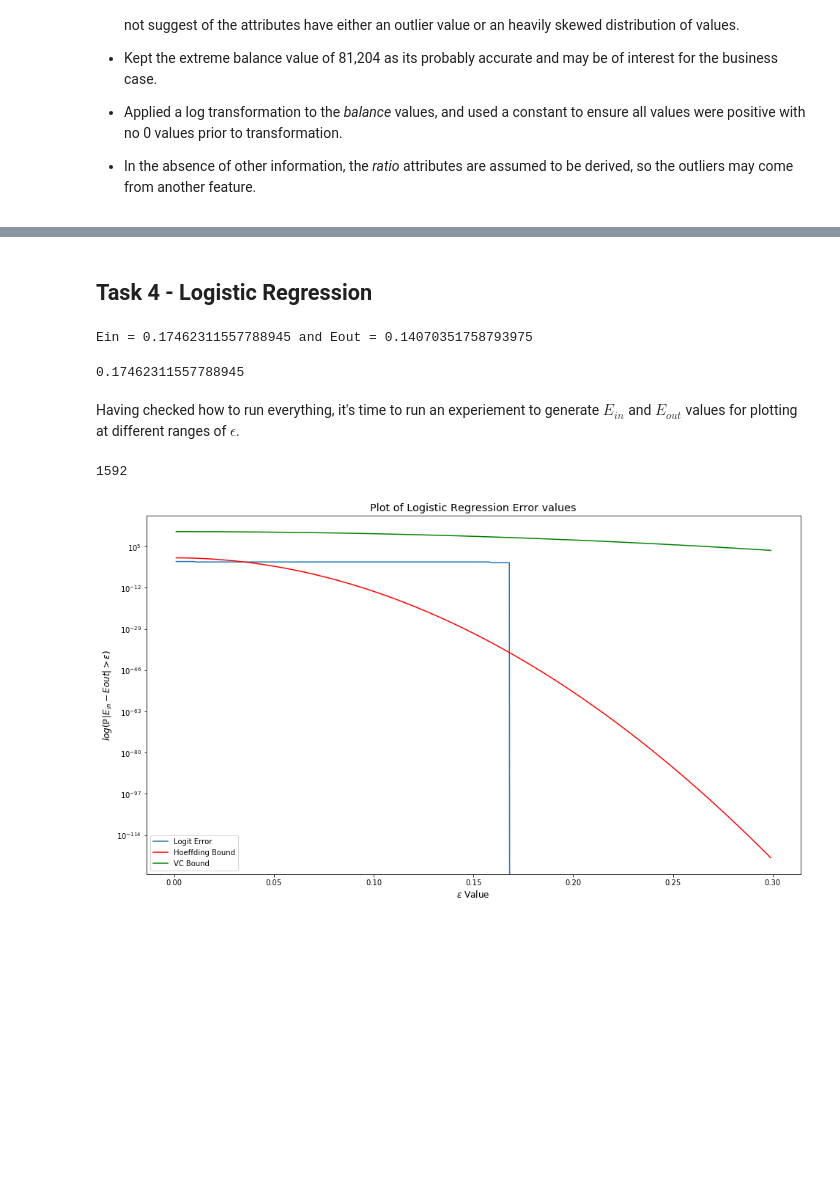
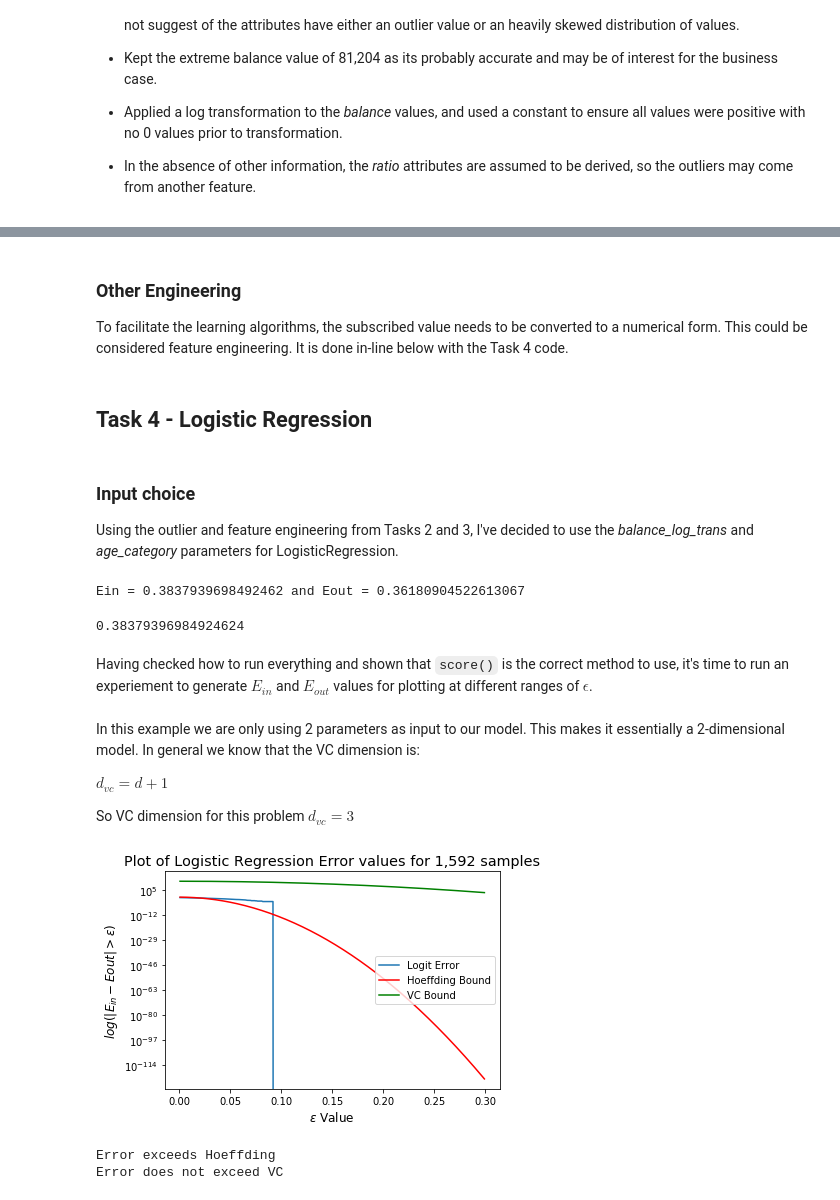
Before and after one commit to vipulpopat/MSCAI_Sem1_Etivity2, a Jupyter notebook: Etivity2_18195326.ipynb, the cells around one changed output, grey strips where cells are left out. Saved outputs shown, nothing was run; the diff lists cells and outputs as text; code cells hidden in the pictures; blank space fills up the shorter version.

Commit message:
All Tasks Complete - As submitted

```diff
--- a/Etivity2_18195326.ipynb
+++ b/Etivity2_18195326.ipynb
@@ -338,0 +356,7 @@ df.head()
+# %%
+age_ranges = [0, 30, 45, 60, 65, 125]
+age_bins = [1, 2, 3, 4, 5]
+
+df['age_category'] = pd.cut(df['age'].values, bins=age_ranges, labels=age_bins)
+
+df[['age', 'age_category']].head(20)
@@ -339,3 +381,7 @@ df.head()
+# %% [markdown]
+### Other Engineering
+
+To facilitate the learning algorithms, the subscribed value needs to be converted to a numerical form.  This could be considered feature engineering.  It is done in-line below with the Task 4 code.
 # %% [markdown]
 ## Task 4 - Logistic Regression
 # %%
@@ -361,12 +407,16 @@ def calc_error(pred_y, real_y):
         incorrect, correct = element_compare[1]
 
     return incorrect/(incorrect + correct)
+# %% [markdown]
+### Input choice
+
+Using the outlier and feature engineering from Tasks 2 and 3, I've decided to use the *balance_log_trans* and *age_category* parameters for LogisticRegression.
 # %%
 # Generate Input and Target Data
 
 # Dataframe now has some featured_engineered terms in it, appended at the end
-# For this exercise just pull all of the numeric types, and convert to a numpy array of arrays
-X = df.select_dtypes(include=np.number).values
+# Using the outlier handling and feature engineering values for input
+X = df[['balance_log_trans', 'age_category']].values
 
 # Target remains subscribed, but need to binarize this value so the Logistic Regression can calculate outputs
 binarizer = LabelBinarizer(neg_label=-1, pos_label=1)
@@ -375,7 +425,7 @@ y = df['subscribed'].values
 y_bin = binarizer.fit_transform(y).T[0]
 
 # Create Logistic Regression solver instance.  Used lbfgs due to small data set size
-logit = LogisticRegression(solver='lbfgs', max_iter=1000, warm_start=True)
+logit = LogisticRegression(solver='lbfgs', max_iter=1000)
 
 # Do a test run
 X_train, X_test, y_train, y_test = train_test_split(X, y_bin, test_size=0.2, shuffle=True, random_state=42)
@@ -388,16 +438,21 @@ Eout = 1 - logit.score(X_test, y_test)
 
 print(f"Ein = {Ein} and Eout = {Eout}")
 # %% [output]
-Ein = 0.17462311557788945 and Eout = 0.14070351758793975
+Ein = 0.3837939698492462 and Eout = 0.36180904522613067
 # %%
 pred_y = logit.predict(X_train)
 print(calc_error(pred_y, y_train))
 # %% [output]
-0.17462311557788945
+0.38379396984924624
 # %% [markdown]
-Having checked how to run everything, it's time to run an experiement to generate $E_{in}$ and $E_{out}$ values for plotting at different ranges of $\epsilon$.
+Having checked how to run everything and shown that `score()` is the correct method to use, it's time to run an experiement to generate $E_{in}$ and $E_{out}$ values for plotting at different ranges of $\epsilon$.
 # %%
-experiments = 50
+# In the event the algorithm doesn't converge (likely) then we don't want to get warnings
+import warnings
+from sklearn.exceptions import ConvergenceWarning
+warnings.filterwarnings(action='ignore', category=ConvergenceWarning)
+
+experiments = 500
 
 exp_results = np.zeros((experiments, 3))
 
@@ -409,38 +464,50 @@ for i in range(experiments):
     exp_results[i][0] = 1 - logit.score(X_train, y_train)
     exp_results[i][1] = 1 - logit.score(X_test, y_test)
     exp_results[i][2] = abs(exp_results[i][0] - exp_results[i][1])
+# %% [markdown]
+In this example we are only using 2 parameters as input to our model.  This makes it essentially a 2-dimensional model.  In general we know that the VC dimension is:
+
+$d_{vc} = d + 1$
+
+So VC dimension for this problem $d_{vc} = 3$
 # %%
 epsilons = np.arange(0.001, 0.30, 0.001)
 
 # For each value of epsilon figure out the number of times that the |Ein - Eout| exceed that value of epsilon
-breached_e = []
+# Using np.greater to check each individual |Ein - Eout|.  Pands allows a quick conversion for sum
+# Just to show a difference from E-tivity 1
+prob_epsilon = []
 for e in epsilons:
-    breached_e.append(len([1 for i in exp_results[2] if i > e])/experiments)
-
+    grt_e = pd.DataFrame(np.greater(exp_results[:,2], e))
+    prob_epsilon.append(grt_e[0].sum()/experiments)
 
 N = len(X_train)
-print(N)
+dvc = X_train.shape[1] + 1
 
 # Plot the values
-plt.rcParams["figure.figsize"] = (16,9)
-plt.title("Plot of Logistic Regression Error values", fontsize='x-large')
-plt.plot(epsilons, breached_e, label="Logit Error")
+plt.title(f"Plot of Logistic Regression Error values for {N:,} samples", fontsize='x-large')
+plt.plot(epsilons, prob_epsilon, label="Logit Error")
 
 # From Pep's Solutions
 hoef = [2*math.exp(-2*N*e**2) for e in epsilons]
-vc = [4*((2*N)**3+1)*math.exp(-(N/8)*e**2) for e in epsilons]
+vc = [4*((2*N)**dvc+1)*math.exp(-(N/8)*e**2) for e in epsilons]
 
 plt.plot(epsilons, hoef,'r', label='Hoeffding Bound')
 plt.plot(epsilons, vc, 'g', label='VC Bound')
 plt.yscale('log')
 
 plt.xlabel(u"$\epsilon$ Value", fontsize='large')
-plt.ylabel(u"$log($\u2119$|E_{in} - E{out}| > \epsilon)$", fontsize='large')
+plt.ylabel(u"$log(|E_{in} - E{out}| > \epsilon)$", fontsize='large')
 
 
-plt.legend()
+plt.legend(loc=7)
 plt.show()
 # %% [output]
-1592
-[figure, old version]
+[figure, new version]
+# %%
+print("Error exceeds Hoeffding" if max(np.array(prob_epsilon)-np.array(hoef))>0 else "Error does not exceed Hoeffding")
+print("Error exceeds VC" if max(np.array(prob_epsilon)-np.array(vc))>0 else "Error does not exceed VC")
+# %% [output]
+Error exceeds Hoeffding
+Error does not exceed VC
 # %% [markdown]
```
Also changed, not shown: parts of 21 cells of this notebook.
